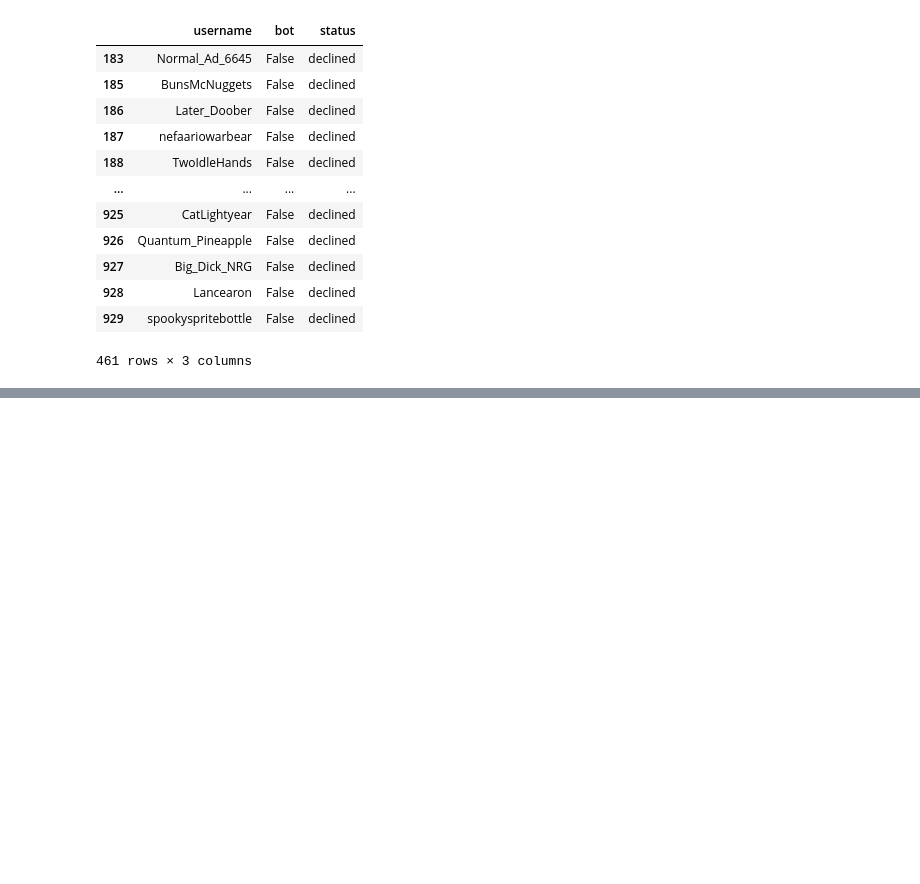
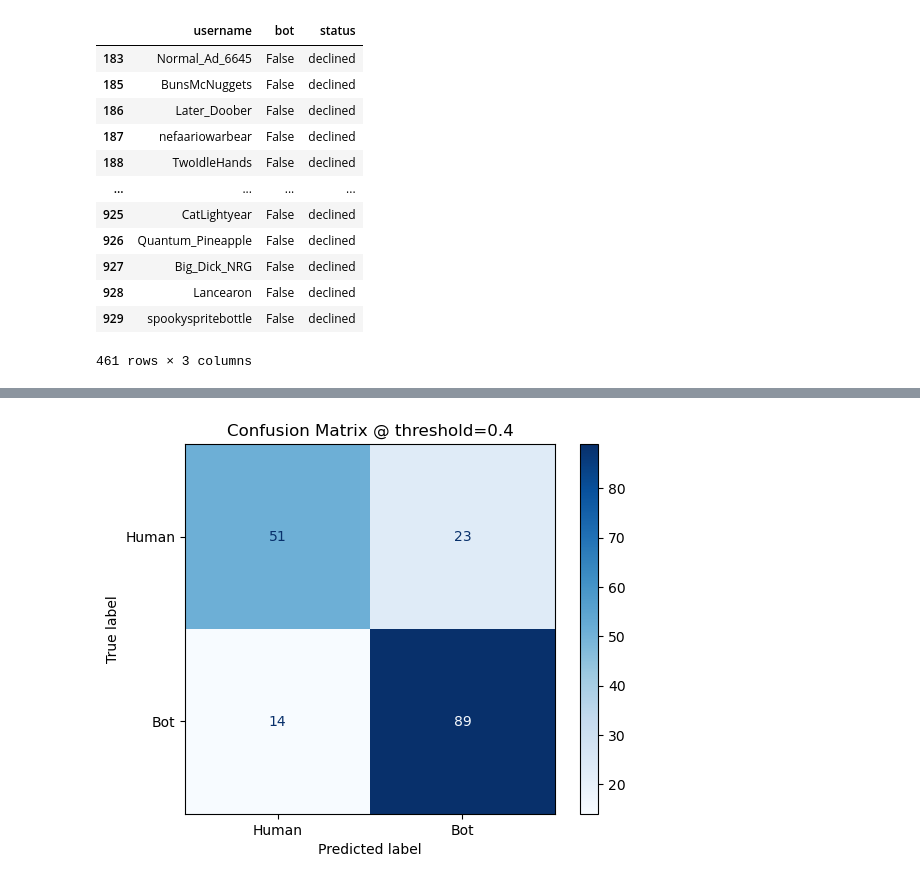
Before and after one commit to SilveerDusk/UnwrapHackathon, a Jupyter notebook: botEval.ipynb, the cells around one changed output, grey strips where cells are left out. Saved outputs shown, nothing was run; the diff lists cells and outputs as text; code cells hidden in the pictures; blank space fills up the shorter version.

Commit message:
RF model development and pipeline implementation

```diff
--- a/botEval.ipynb
+++ b/botEval.ipynb
@@ -146,0 +296,17 @@ bots[~bots['bot']]
+# %%
+bot_features = pd.read_csv('bot_training.csv')
+# %%
+from sklearn.model_selection import train_test_split
+
+# Assume your DataFrame is df
+# Features = all columns except 'bot'
+X = bot_features.drop(columns=["bot"]).dropna()
+y = bot_features.dropna()["bot"]
+
+# Train/test split (e.g., 80% train, 20% test)
+X_train, X_test, y_train, y_test = train_test_split(
+    X, y, test_size=0.2, random_state=56, stratify=y
+)
+
+print("Training features shape:", X_train.shape)
+print("Test features shape:", X_test.shape)
@@ -146,0 +421,74 @@ bots[~bots['bot']]
+# %%
+import pandas as pd
+import matplotlib.pyplot as plt
+from sklearn.metrics import (
+    confusion_matrix,
+    ConfusionMatrixDisplay,
+    roc_curve,
+    roc_auc_score,
+    precision_recall_curve,
+    f1_score
+)
+import numpy as np
+
+# Assume your DataFrame is called bots_df
+y_true = y_test # Ground truth (1=bot, 0=human)
+y_scores = y_pred_proba[:, 1]          # Predicted bot score
+
+# ------------------------------
+# Confusion matrix at default threshold (0.5)
+# ------------------------------
+threshold = 0.4
+y_pred = (y_scores >= threshold).astype(int)
+cm = confusion_matrix(y_true, y_pred)
+disp = ConfusionMatrixDisplay(cm, display_labels=['Human', 'Bot'])
+disp.plot(cmap=plt.cm.Blues)
+plt.title(f'Confusion Matrix @ threshold={threshold}')
+plt.show()
+
+# ------------------------------
+# ROC Curve
+# ------------------------------
+fpr, tpr, roc_thresholds = roc_curve(y_true, y_scores)
+roc_auc = roc_auc_score(y_true, y_scores)
+
+plt.figure()
+plt.plot(fpr, tpr, label=f'ROC curve (AUC = {roc_auc:.2f})')
+plt.plot([0, 1], [0, 1], 'k--')  # random guess
+plt.xlabel('False Positive Rate')
+plt.ylabel('True Positive Rate')
+plt.title('ROC Curve')
+plt.legend()
+plt.show()
+
+# ------------------------------
+# Precision-Recall Curve
+# ------------------------------
+precision, recall, pr_thresholds = precision_recall_curve(y_true, y_scores)
+
+plt.figure()
+plt.plot(recall, precision, label='Precision-Recall curve')
+plt.xlabel('Recall')
+plt.ylabel('Precision')
+plt.title('Precision-Recall Curve')
+plt.show()
+
+# ------------------------------
+# F1 vs Threshold Curve
+# ------------------------------
+f1_scores = []
+thresholds = np.linspace(0, 1, 101)
+
+for t in thresholds:
+    preds = (y_scores >= t).astype(int)
+    f1_scores.append(f1_score(y_true, preds))
+
+plt.figure()
+plt.plot(thresholds, f1_scores)
+plt.xlabel('Threshold')
+plt.ylabel('F1 Score')
+plt.title('F1 Score vs Threshold')
+plt.grid(True)
+plt.show()
+# %% [output]
+[figure, added]
```
Also changed, not shown: parts of 27 cells of this notebook, 10 other files.
